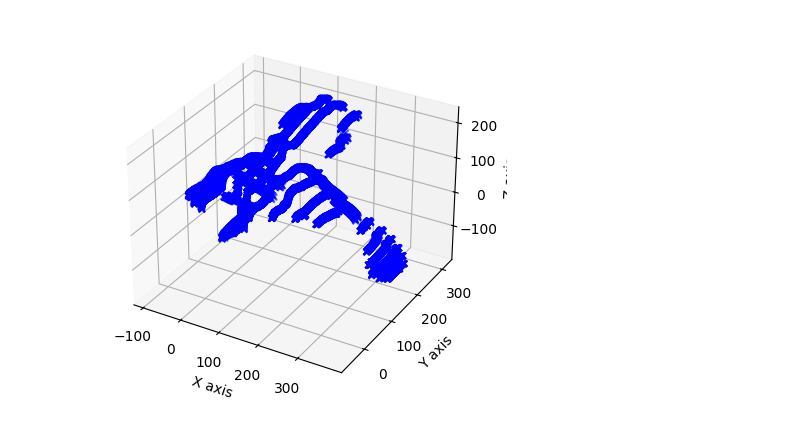
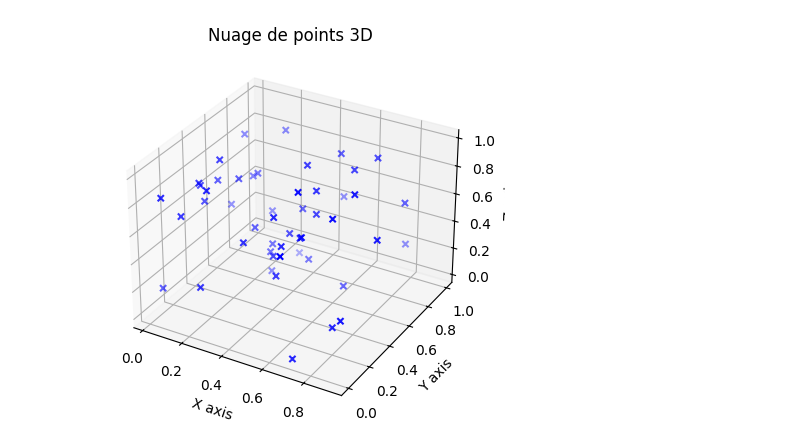
Before and after one commit to Prota0202/Traitement-Image, a Jupyter notebook: stereovision.ipynb, the cells around one changed output. Saved outputs shown, nothing was run; the diff lists cells and outputs as text; code cells hidden in the pictures.

```diff
--- a/stereovision.ipynb
+++ b/stereovision.ipynb
@@ -530,19 +830,30 @@ with open('point.txt', 'r') as file:
 #print("Coordonnées en Y :", data['y'])
 #print("Coordonnées en Z :", data['z'])
 # %%
+import numpy as np
 import matplotlib.pyplot as plt
 from mpl_toolkits.mplot3d import Axes3D
 
 def plot3DPoints(point):
+    """
+    Affiche un nuage de points 3D donné par un array de forme (3, N).
+    """
     fig = plt.figure()
     ax = fig.add_subplot(111, projection='3d')
+
     ax.scatter(point[0, :], point[1, :], point[2, :], c='b', marker='x')
     ax.set_xlabel('X axis')
     ax.set_ylabel('Y axis')
     ax.set_zlabel('Z axis')
+
+    plt.title("Nuage de points 3D")
     plt.show()
 
-# Utilisez la fonction plot3DPoints pour afficher tous les points
-plot3DPoints(point)
+if __name__ == "__main__":
+    #
+    point = np.random.rand(3, 50)  # 3 lignes (x,y,z), 50 colonnes (points)
+
+    # On appelle la fonction pour l'afficher
+    plot3DPoints(point)
 # %% [output]
-[figure, old version]
+[figure, new version]
```
Also changed, not shown: parts of 10 cells of this notebook, 2 other files.
